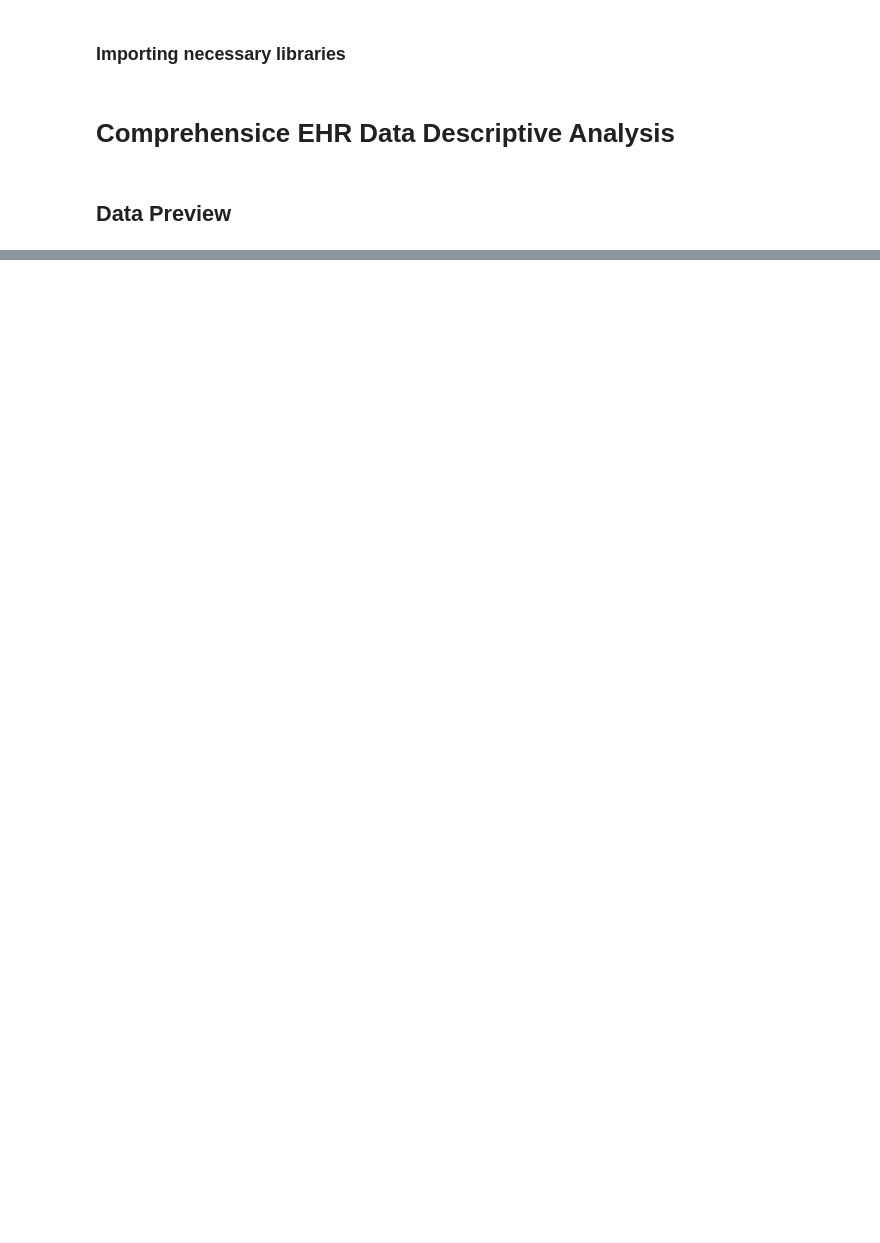
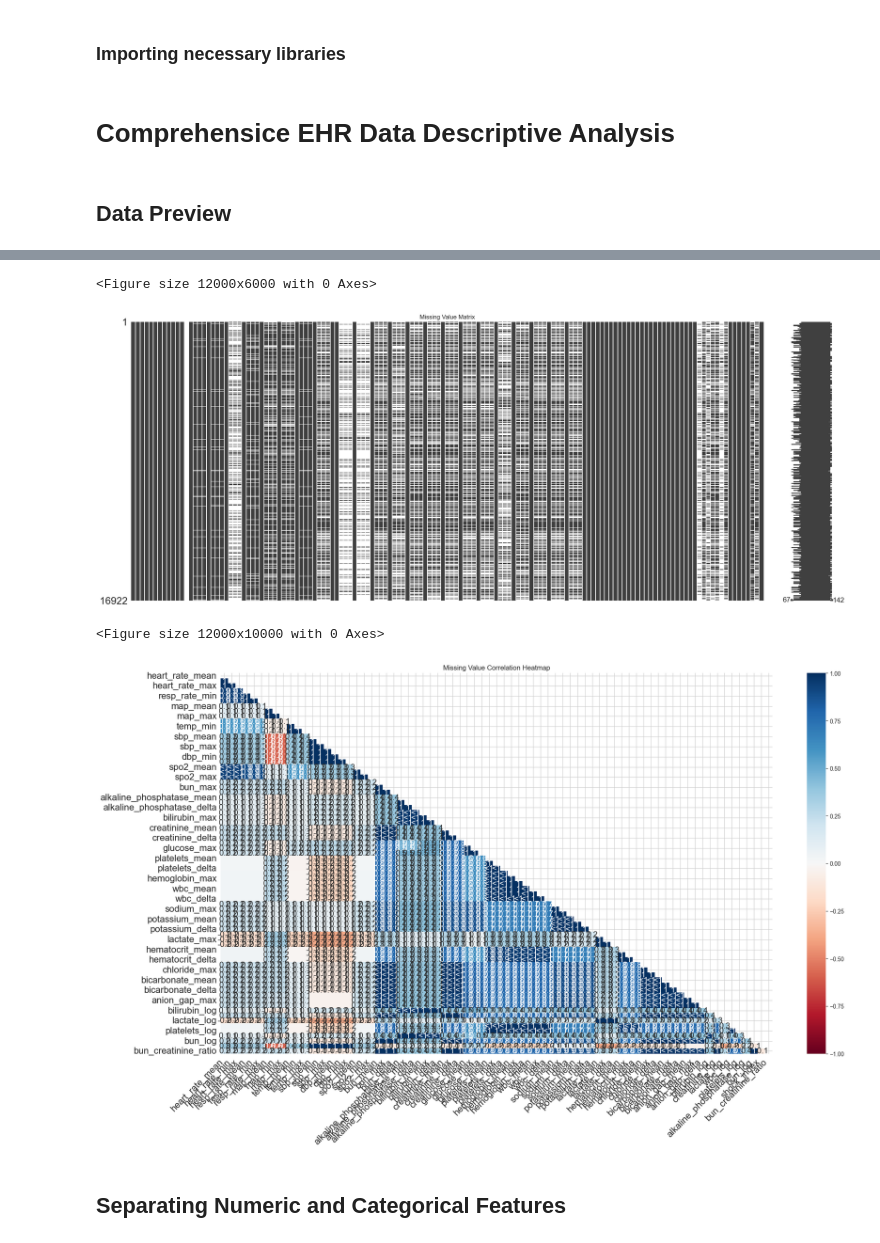
Before and after one commit to benedictdavon/early-icu-mortality-prediction, a Jupyter notebook: notebooks/analysis.ipynb, the cells around one changed output, grey strips where cells are left out. Saved outputs shown, nothing was run; the diff lists cells and outputs as text; code cells hidden in the pictures; blank space fills up the shorter version.

```diff
--- a/notebooks/analysis.ipynb
+++ b/notebooks/analysis.ipynb
@@ -52,0 +93,21 @@ Number of features: 167
+# %%
+# Visualize missing values
+plt.figure(figsize=(120, 60))
+msno.matrix(df)
+plt.title("Missing Value Matrix")
+plt.tight_layout()
+plt.show()
+
+# Missing value correlation
+plt.figure(figsize=(120, 100))
+msno.heatmap(df)
+plt.title("Missing Value Correlation Heatmap")
+plt.tight_layout()
+plt.show()
+# %% [output]
+<Figure size 12000x6000 with 0 Axes>
+[figure, added]
+<Figure size 12000x10000 with 0 Axes>
+[figure, added]
+# %% [markdown]
+## Separating Numeric and Categorical Features
```
Also changed, not shown: parts of 24 cells of this notebook, 5 other files.
